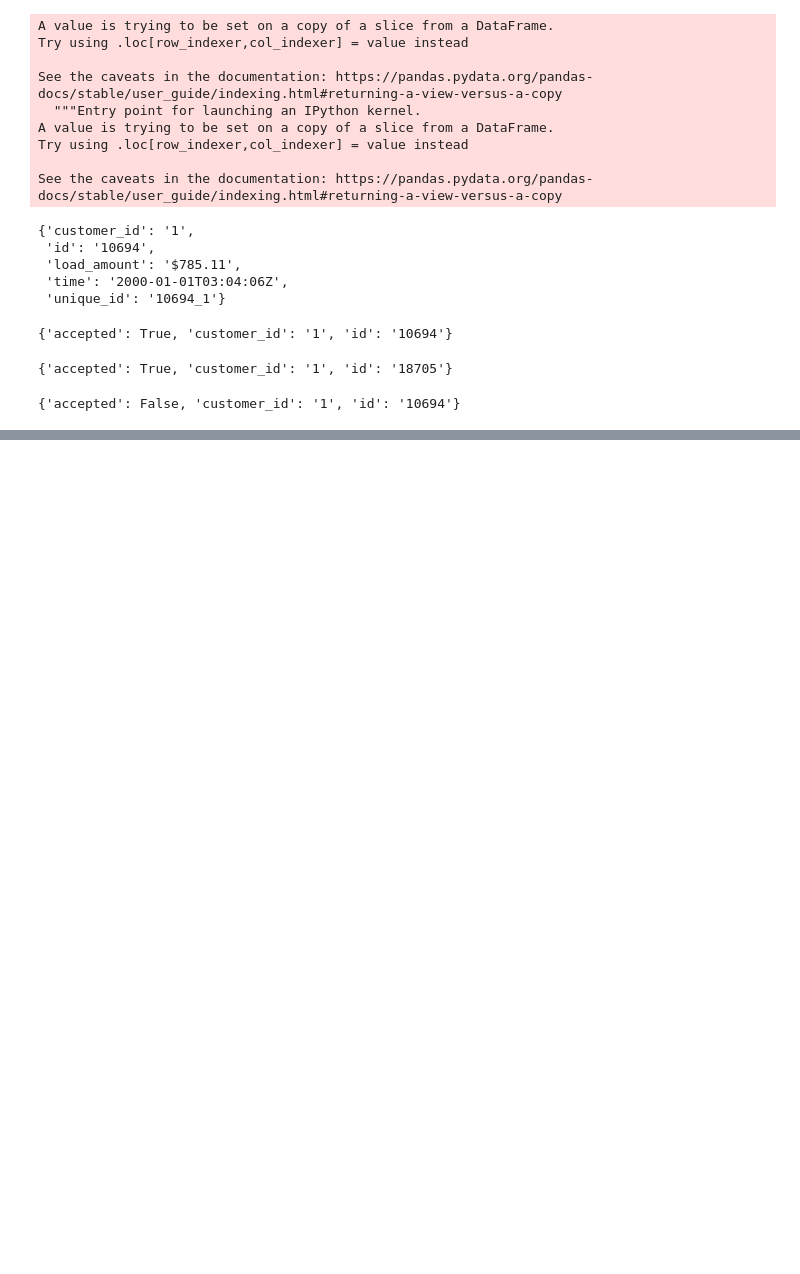
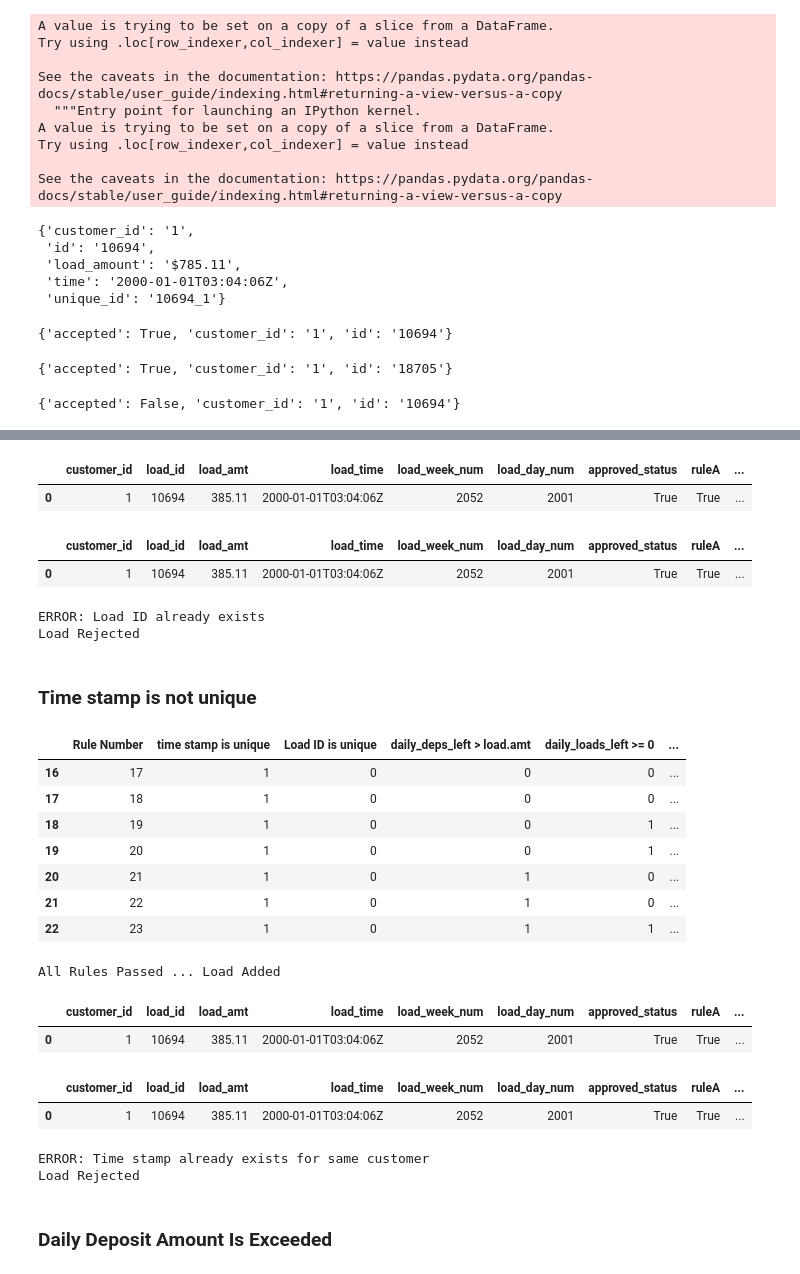
Before and after one commit to armandordorica/velocity_limits, a Jupyter notebook: Velocity_limits.ipynb, the cells around one changed output, grey strips where cells are left out. Cells and saved outputs as stored; diff of their text form; code cells hidden in the pictures; blank space fills up the shorter version.

```diff
--- a/Velocity_limits.ipynb
+++ b/Velocity_limits.ipynb
@@ -703,0 +496,50 @@ plt.hist(input_data['time'])
+# %%
+cust1.load_hist
+# %% [output]
+|  | customer_id | load_id | load_amt | load_time | load_week_num | load_day_num | approved_status | ruleA | ... |
+| 0 | 1 | 10694 | 385.11 | 2000-01-01T03:04:06Z | 2052 | 2001 | True | True | ... |
+# %%
+cust1.valid_loads
+# %% [output]
+|  | customer_id | load_id | load_amt | load_time | load_week_num | load_day_num | approved_status | ruleA | ... |
+| 0 | 1 | 10694 | 385.11 | 2000-01-01T03:04:06Z | 2052 | 2001 | True | True | ... |
+# %%
+cust1.process_load(Load('10694', '$385.11', '2000-01-01T03:05:06Z'))
+# %% [output]
+ERROR: Load ID already exists
+Load Rejected
+# %% [markdown]
+### Time stamp is not unique
+# %%
+rules_df.iloc[16:23]
+# %% [output]
+|  | Rule Number | time stamp is unique | Load ID is unique | daily_deps_left > load.amt | daily_loads_left >= 0 | ... |
+| 16 | 17 | 1 | 0 | 0 | 0 | ... |
+| 17 | 18 | 1 | 0 | 0 | 0 | ... |
+| 18 | 19 | 1 | 0 | 0 | 1 | ... |
+| 19 | 20 | 1 | 0 | 0 | 1 | ... |
+| 20 | 21 | 1 | 0 | 1 | 0 | ... |
+| 21 | 22 | 1 | 0 | 1 | 0 | ... |
+| 22 | 23 | 1 | 0 | 1 | 1 | ... |
+# %%
+cust1 = Customer(1)
+cust1.process_load(Load('10694', '$385.11', '2000-01-01T03:04:06Z'))
+# %% [output]
+All Rules Passed ... Load Added
+# %%
+cust1.load_hist
+# %% [output]
+|  | customer_id | load_id | load_amt | load_time | load_week_num | load_day_num | approved_status | ruleA | ... |
+| 0 | 1 | 10694 | 385.11 | 2000-01-01T03:04:06Z | 2052 | 2001 | True | True | ... |
+# %%
+cust1.valid_loads
+# %% [output]
+|  | customer_id | load_id | load_amt | load_time | load_week_num | load_day_num | approved_status | ruleA | ... |
+| 0 | 1 | 10694 | 385.11 | 2000-01-01T03:04:06Z | 2052 | 2001 | True | True | ... |
+# %%
+cust1.process_load(Load('10695', '$3.11', '2000-01-01T03:04:06Z'))
+# %% [output]
+ERROR: Time stamp already exists for same customer
+Load Rejected
+# %% [markdown]
+### Daily Deposit Amount Is Exceeded
```
Also changed, not shown: parts of 100 cells of this notebook.
